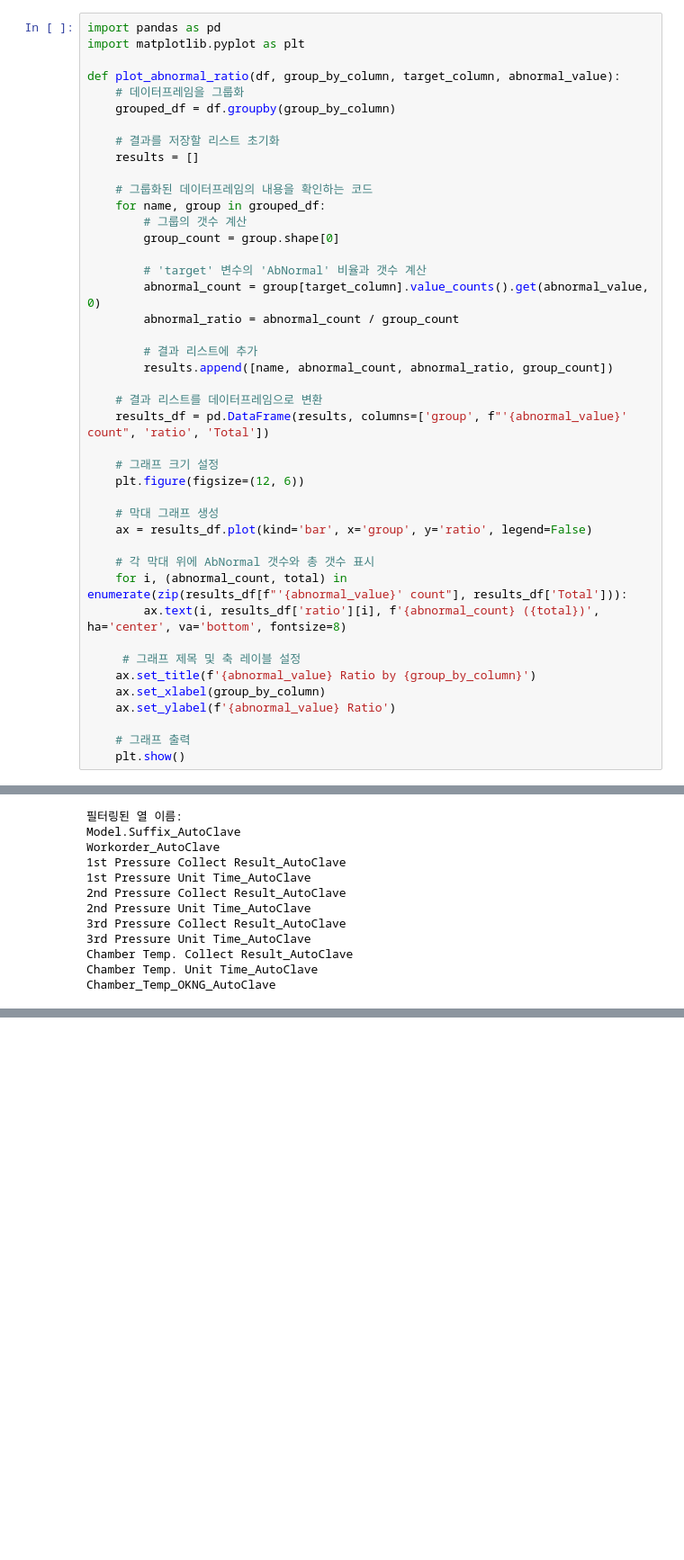
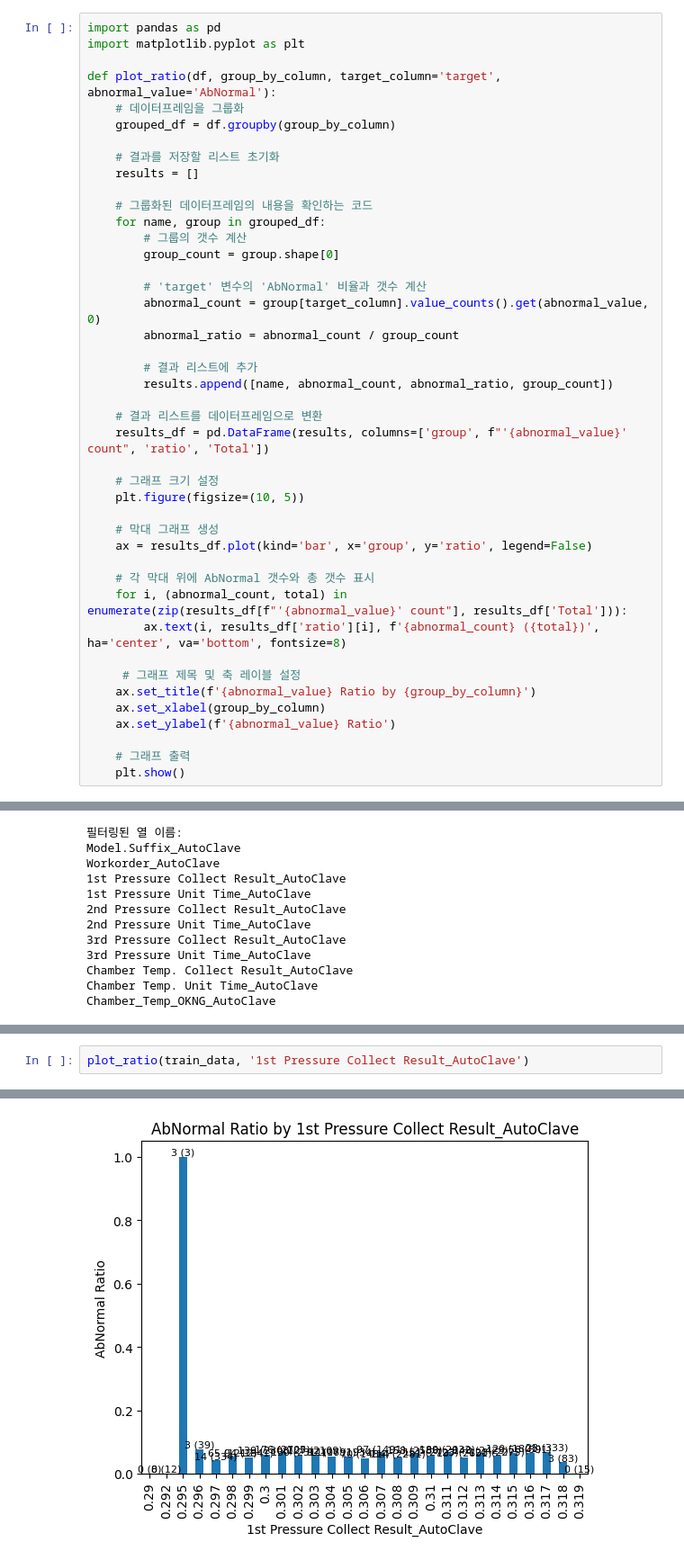
Before and after one commit to dyk9916/Lg_aimers5, a Jupyter notebook: code_log/junehong_code/0812_EDA_AutoClave.ipynb, the cells around one changed output, grey strips where cells are left out. Shown at 90% size. Saved outputs shown, nothing was run; the diff lists cells and outputs as text; blank space fills up the shorter version.

```diff
--- a/code_log/junehong_code/0812_EDA_AutoClave.ipynb
+++ b/code_log/junehong_code/0812_EDA_AutoClave.ipynb
@@ -98,7 +101,7 @@ def summarize_grouped_data(df, group_by_columns):
 import pandas as pd
 import matplotlib.pyplot as plt
 
-def plot_abnormal_ratio(df, group_by_column, target_column, abnormal_value):
+def plot_ratio(df, group_by_column, target_column='target', abnormal_value='AbNormal'):
     # 데이터프레임을 그룹화
     grouped_df = df.groupby(group_by_column)
 
@@ -121,7 +124,7 @@ def plot_abnormal_ratio(df, group_by_column, target_column, abnormal_value):
     results_df = pd.DataFrame(results, columns=['group', f"'{abnormal_value}' count", 'ratio', 'Total'])
 
     # 그래프 크기 설정
-    plt.figure(figsize=(12, 6))
+    plt.figure(figsize=(10, 5))
 
     # 막대 그래프 생성
     ax = results_df.plot(kind='bar', x='group', y='ratio', legend=False)
@@ -490,0 +503,3 @@ Chamber_Temp_OKNG_AutoClave
+# %%
+plot_ratio(train_data, '1st Pressure Collect Result_AutoClave')
+# %% [output]
@@ -490,0 +507 @@ Chamber_Temp_OKNG_AutoClave
+[figure, added]
```
Also changed, not shown: parts of 37 cells of this notebook.
